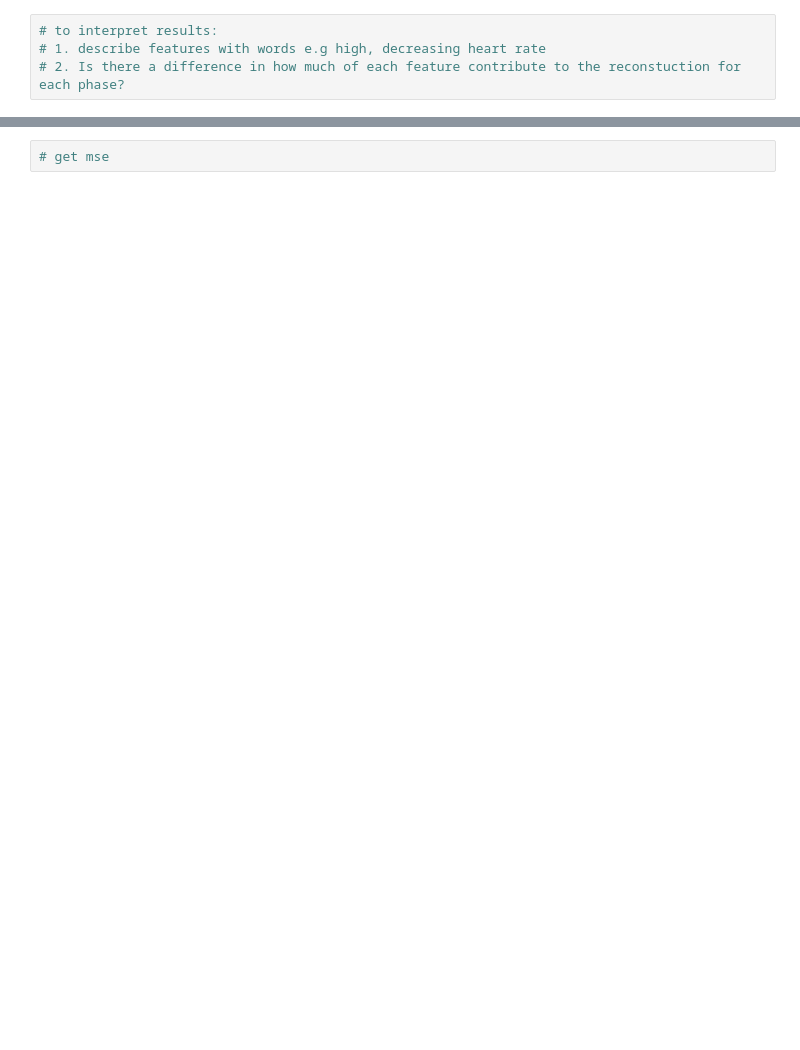
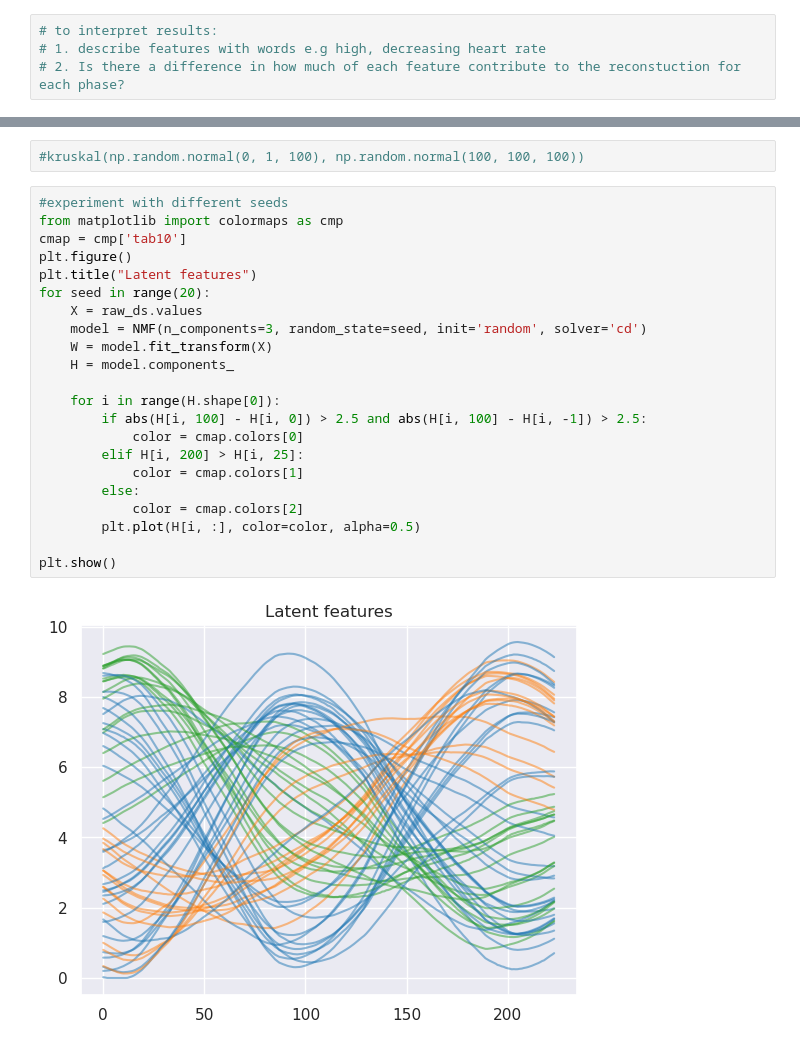
Before and after one commit to tbarcinski/02582-Computational-Data-Analysis, a Jupyter notebook: Case2/NMF.ipynb, the cells around one changed output, grey strips where cells are left out. Cells and saved outputs as stored; diff of their text form; blank space fills up the shorter version.

```diff
--- a/Case2/NMF.ipynb
+++ b/Case2/NMF.ipynb
@@ -217,2 +239,26 @@ Index(['Path', 'Cohort', 'Trial', 'Round', 'Phase', 'Role', 'participant_ID',
 # %%
-# get mse
+#kruskal(np.random.normal(0, 1, 100), np.random.normal(100, 100, 100))
+# %%
+#experiment with different seeds
+from matplotlib import colormaps as cmp
+cmap = cmp['tab10']
+plt.figure()
+plt.title("Latent features")
+for seed in range(20):
+    X = raw_ds.values
+    model = NMF(n_components=3, random_state=seed, init='random', solver='cd')
+    W = model.fit_transform(X)
+    H = model.components_
+
+    for i in range(H.shape[0]):
+        if abs(H[i, 100] - H[i, 0]) > 2.5 and abs(H[i, 100] - H[i, -1]) > 2.5:
+            color = cmap.colors[0]
+        elif H[i, 200] > H[i, 25]:
+            color = cmap.colors[1]
+        else:
+            color = cmap.colors[2]
+        plt.plot(H[i, :], color=color, alpha=0.5)
+
+plt.show()
+# %% [output]
+[figure, added]
```
Also changed, not shown: parts of 10 cells of this notebook.
